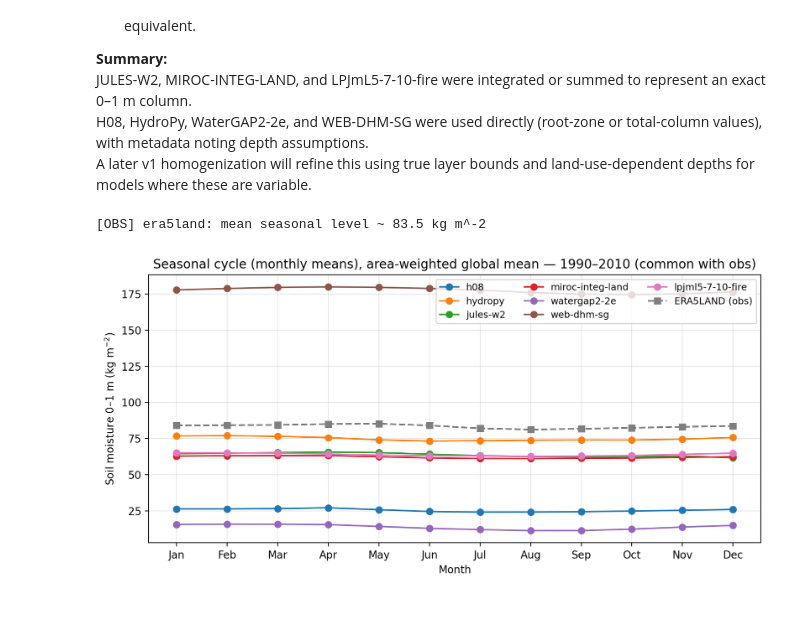
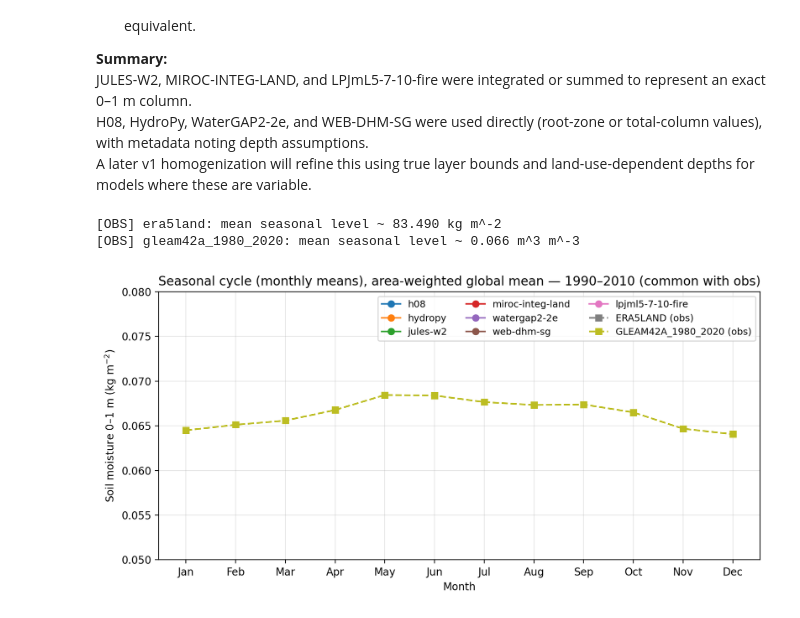
Before and after one commit to thchilly/sm_attribution, a Jupyter notebook: notebooks/qa_homogenization.ipynb, the cells around one changed output. Cells and saved outputs as stored; diff of their text form; code cells hidden in the pictures.

Commit message:
Add GLEAM v4.2 (a/b) v0 preprocessing:  root-zone volumetric SMrz homogenized to 0.5°

```diff
--- a/notebooks/qa_homogenization.ipynb
+++ b/notebooks/qa_homogenization.ipynb
@@ -123,7 +123,6 @@ A later v1 homogenization will refine this using true layer bounds and land-use-
 import yaml, xarray as xr, numpy as np
 
 REG_PATH = "../configs/data_registry.yml"
-
 with open(REG_PATH, "r") as f:
     REG_OBS = yaml.safe_load(f)
 
@@ -138,62 +137,60 @@ def lat_weights(da: xr.DataArray) -> xr.DataArray:
     w = np.cos(np.deg2rad(lat))
     return w / w.where(np.isfinite(w)).sum()
 
-# Which observed datasets are available now
-OBS_DATASETS = ["era5land"]  # extend later with "gleam", "gldas", "grace-da-dm", "somo-ml" when ready
-
-series_obs = {}  # dataset -> 12-month climatology
-
-# Pick a conservative overlap period with models: 1990–2010 (ERA5-Land ends 2010)
+OBS_DATASETS = ["era5land", "gleam42a_1980_2020"]  # extend later
 OBS_PERIOD = slice("1990-01-01", "2010-12-01")
 
+series_obs = {}
 for obs_name in OBS_DATASETS:
     p = obs_processed_path(obs_name)
     ds = xr.open_dataset(p)
-    # the standardized name we wrote during preprocessing
-    da = ds["soilmoist_1m"]
+    da = ds["soilmoist_1m"].sel(time=OBS_PERIOD)
 
-    # time slice to overlap
-    da = da.sel(time=OBS_PERIOD)
+    # basic guards
+    assert da.time.size == 12 * (2010 - 1990 + 1), f"{obs_name}: unexpected time length"
+    if da.isnull().all():
+        raise ValueError(f"{obs_name}: all-NaN after time slice")
 
-    # area-weighted global mean monthly climatology
     w = lat_weights(da)
     gm = (da * w).sum("lat", skipna=True).mean("lon", skipna=True)
     clim = gm.groupby("time.month").mean("time", skipna=True)
     clim.name = obs_name
     series_obs[obs_name] = clim
 
-# quick magnitude sanity print
 for k, v in series_obs.items():
-    print(f"[OBS] {k}: mean seasonal level ~ {float(v.mean()):.1f} kg m^-2")
+    unit = "kg m^-2" if k == "era5land" else "m^3 m^-3"
+    print(f"[OBS] {k}: mean seasonal level ~ {float(v.mean()):.3f} {unit}")
 # %% [output]
-[OBS] era5land: mean seasonal level ~ 83.5 kg m^-2
+[OBS] era5land: mean seasonal level ~ 83.490 kg m^-2
+[OBS] gleam42a_1980_2020: mean seasonal level ~ 0.066 m^3 m^-3
 # %%
 # === Combined plot: models (solid) + observations (dashed) ===
 import numpy as np
 import matplotlib.pyplot as plt
 
 months = np.arange(1, 13)
 
 plt.figure(figsize=(9, 4.5), dpi=200)
 
 # models from earlier cells (series dict already exists)
 for m, clim in series.items():
     plt.plot(months, clim.values, marker="o", linewidth=1.4, label=m)
 
 # observations: dashed lines
 for obs_name, clim in series_obs.items():
     plt.plot(months, clim.values, linestyle="--", marker="s", linewidth=1.6, label=f"{obs_name.upper()} (obs)")
 
 plt.xticks(months, ["Jan","Feb","Mar","Apr","May","Jun","Jul","Aug","Sep","Oct","Nov","Dec"])
 plt.xlabel("Month")
 plt.ylabel("Soil moisture 0–1 m (kg m$^{-2}$)")
 
 title_period = "1990–2010 (common with obs)"
 plt.title(f"Seasonal cycle (monthly means), area-weighted global mean — {title_period}")
-
+plt.ylim(0.05, 0.08) #  <--- GLEAM y-axis range
+#plt.ylim(50, 80) #  <--- GLEAM y-axis range
 plt.legend(ncol=3, fontsize=9)
 plt.grid(True, alpha=0.3)
 plt.tight_layout()
 plt.show()
 # %% [output]
-[figure, old version]
+[figure, new version]
```
Also changed, not shown: parts of 1 cell of this notebook, 4 other files.
